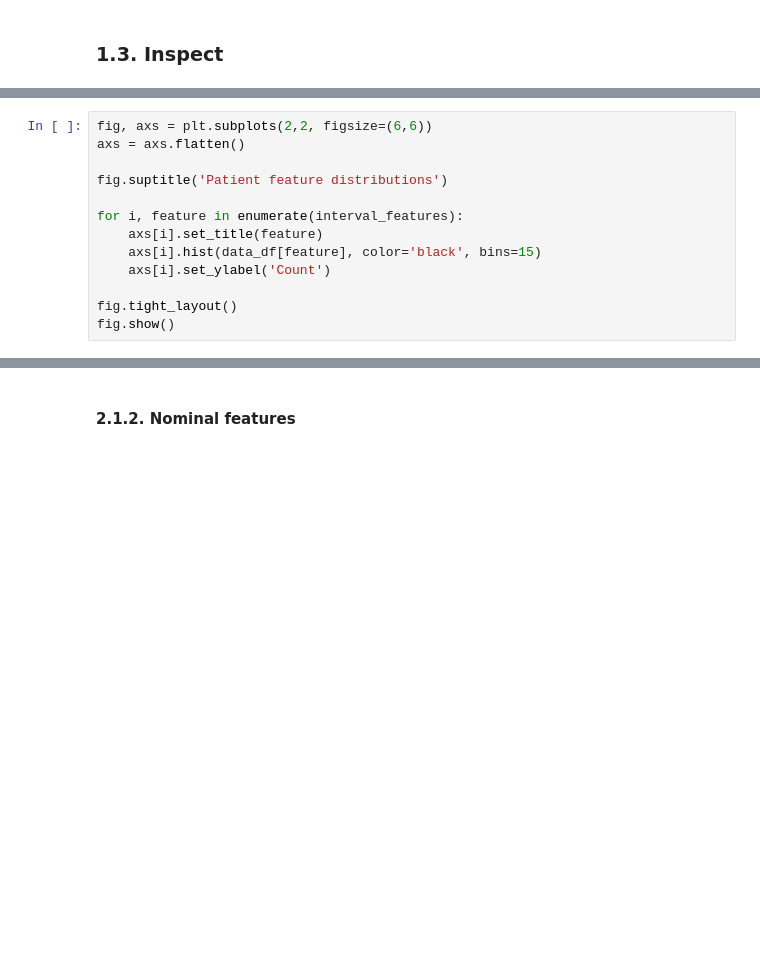
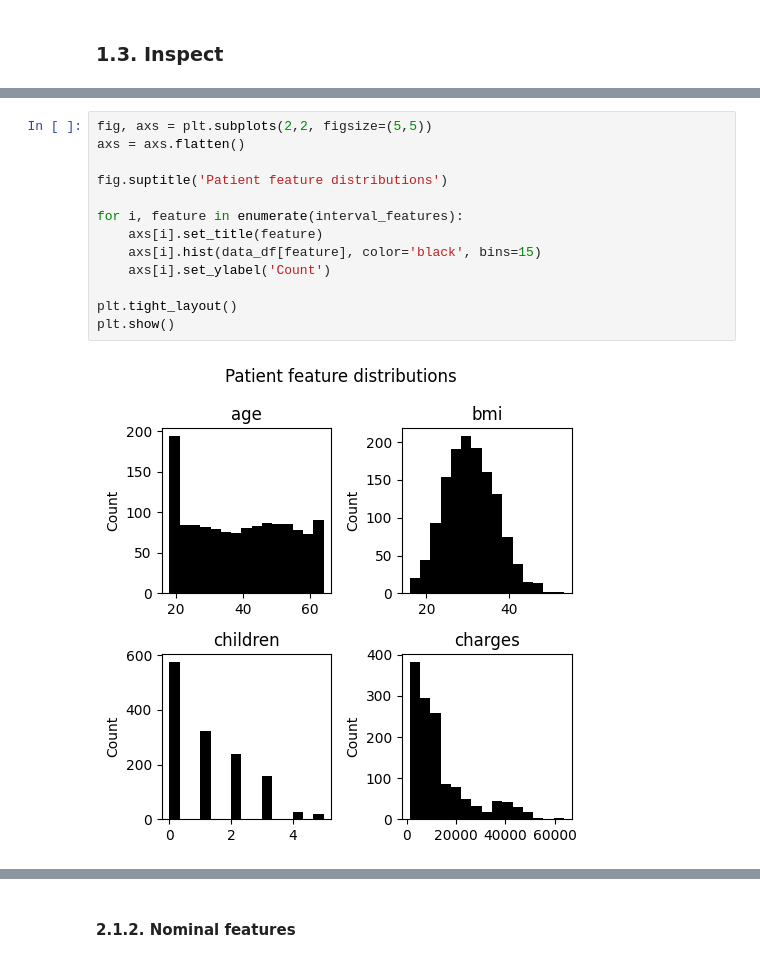
Before and after one commit to 4GeeksAcademy/gperdrizet-linear-regression, a Jupyter notebook: notebooks/solution.ipynb, the cells around one changed output, grey strips where cells are left out. Saved outputs shown, nothing was run; the diff lists cells and outputs as text; blank space fills up the shorter version.

```diff
--- a/notebooks/solution.ipynb
+++ b/notebooks/solution.ipynb
@@ -53,13 +102,15 @@ data_df[interval_features].describe()
 # %%
-fig, axs = plt.subplots(2,2, figsize=(6,6))
+fig, axs = plt.subplots(2,2, figsize=(5,5))
 axs = axs.flatten()
 
 fig.suptitle('Patient feature distributions')
 
 for i, feature in enumerate(interval_features):
     axs[i].set_title(feature)
     axs[i].hist(data_df[feature], color='black', bins=15)
     axs[i].set_ylabel('Count')
 
-fig.tight_layout()
-fig.show()
+plt.tight_layout()
+plt.show()
+# %% [output]
+[figure, added]
```
Also changed, not shown: parts of 48 cells of this notebook.
